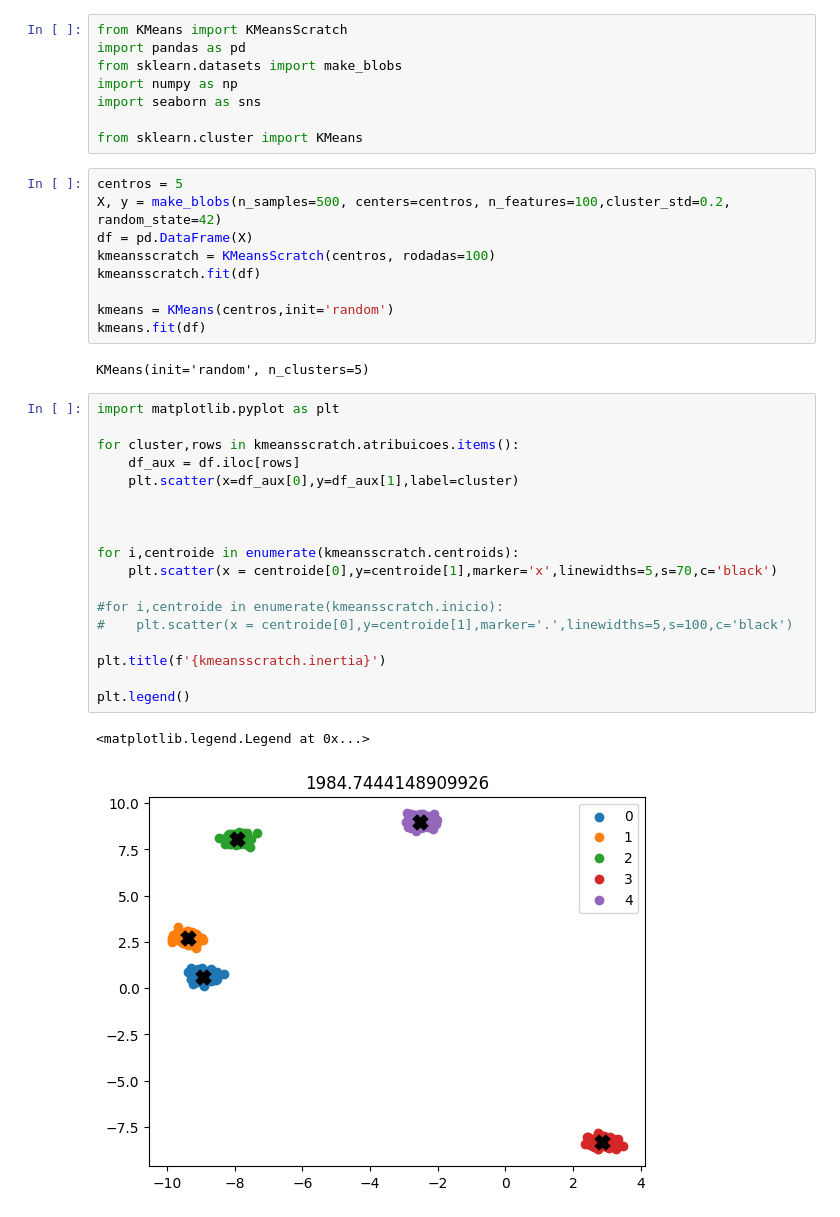
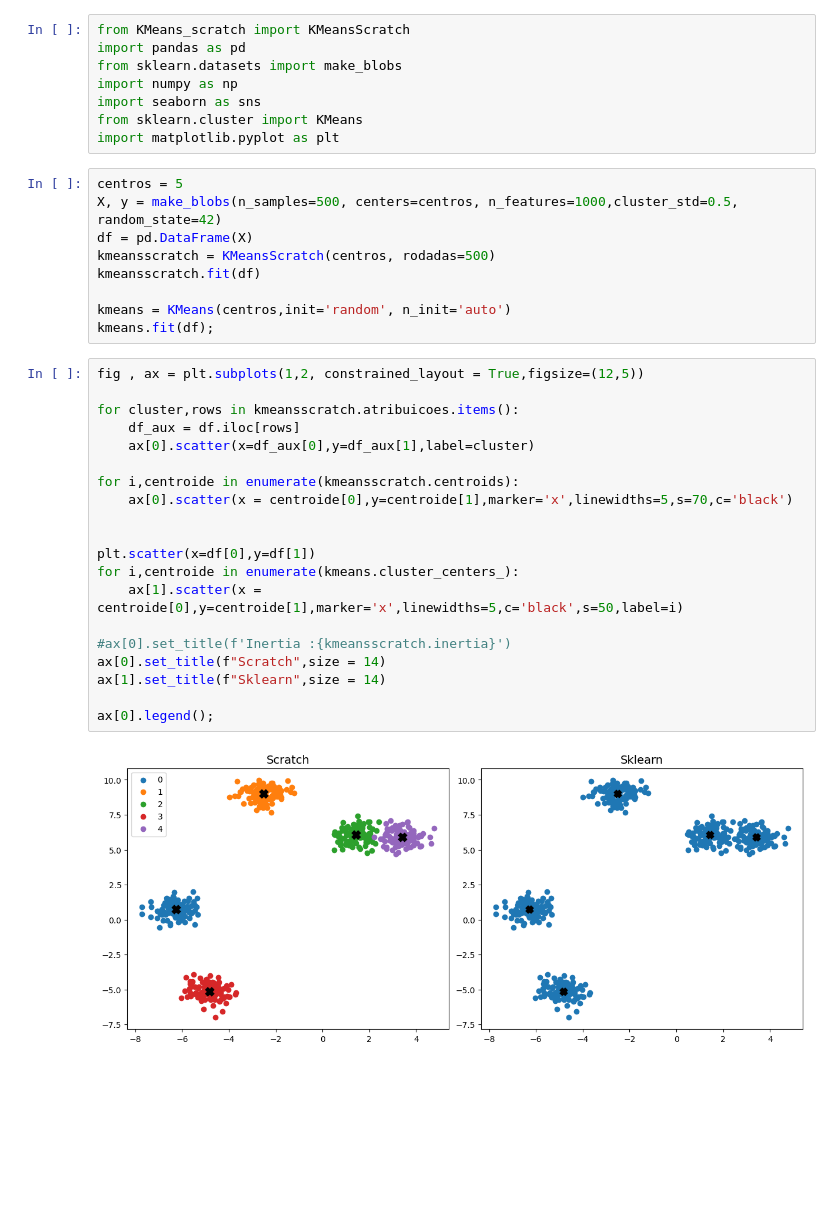
Before and after one commit to Alexandre-Esposte/portfolio_dados, a Jupyter notebook: modelos_from_scratch/k_means/teste.ipynb, the cells around one changed output. Drawn from its saved outputs; the diff is of its cells as text; blank space fills up the shorter version.

```diff
--- a/modelos_from_scratch/k_means/teste.ipynb
+++ b/modelos_from_scratch/k_means/teste.ipynb
@@ -1,40 +1,39 @@
 # %%
-from KMeans import KMeansScratch
+from KMeans_scratch import KMeansScratch
 import pandas as pd
 from sklearn.datasets import make_blobs
 import numpy as np
 import seaborn as sns
-
 from sklearn.cluster import KMeans
+import matplotlib.pyplot as plt
 # %%
 centros = 5
-X, y = make_blobs(n_samples=500, centers=centros, n_features=100,cluster_std=0.2, random_state=42)
+X, y = make_blobs(n_samples=500, centers=centros, n_features=1000,cluster_std=0.5, random_state=42)
 df = pd.DataFrame(X)
-kmeansscratch = KMeansScratch(centros, rodadas=100)
+kmeansscratch = KMeansScratch(centros, rodadas=500)
 kmeansscratch.fit(df)
 
-kmeans = KMeans(centros,init='random')
-kmeans.fit(df)
+kmeans = KMeans(centros,init='random', n_init='auto')
+kmeans.fit(df);
-# %% [output]
-KMeans(init='random', n_clusters=5)
 # %%
-import matplotlib.pyplot as plt
+fig , ax = plt.subplots(1,2, constrained_layout = True,figsize=(12,5))
 
 for cluster,rows in kmeansscratch.atribuicoes.items():
     df_aux = df.iloc[rows]
-    plt.scatter(x=df_aux[0],y=df_aux[1],label=cluster)
+    ax[0].scatter(x=df_aux[0],y=df_aux[1],label=cluster)
+
+for i,centroide in enumerate(kmeansscratch.centroids):
+    ax[0].scatter(x = centroide[0],y=centroide[1],marker='x',linewidths=5,s=70,c='black')
 
 
+plt.scatter(x=df[0],y=df[1])
+for i,centroide in enumerate(kmeans.cluster_centers_):
+    ax[1].scatter(x = centroide[0],y=centroide[1],marker='x',linewidths=5,c='black',s=50,label=i)
 
-for i,centroide in enumerate(kmeansscratch.centroids):
-    plt.scatter(x = centroide[0],y=centroide[1],marker='x',linewidths=5,s=70,c='black')
+#ax[0].set_title(f'Inertia :{kmeansscratch.inertia}')
+ax[0].set_title(f"Scratch",size = 14)
+ax[1].set_title(f"Sklearn",size = 14)
 
-#for i,centroide in enumerate(kmeansscratch.inicio):
-#    plt.scatter(x = centroide[0],y=centroide[1],marker='.',linewidths=5,s=100,c='black')
-
-plt.title(f'{kmeansscratch.inertia}')
-
-plt.legend()
+ax[0].legend();
 # %% [output]
-<matplotlib.legend.Legend at 0x...>
-[figure, old version]
+[figure, new version]
```
Also changed, not shown: parts of 2 cells of this notebook, 1 other file.
